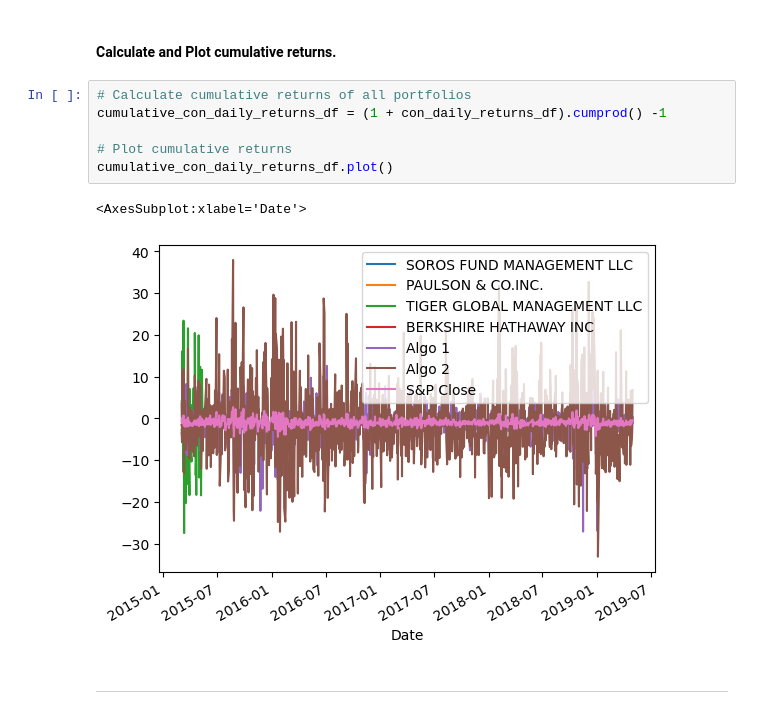
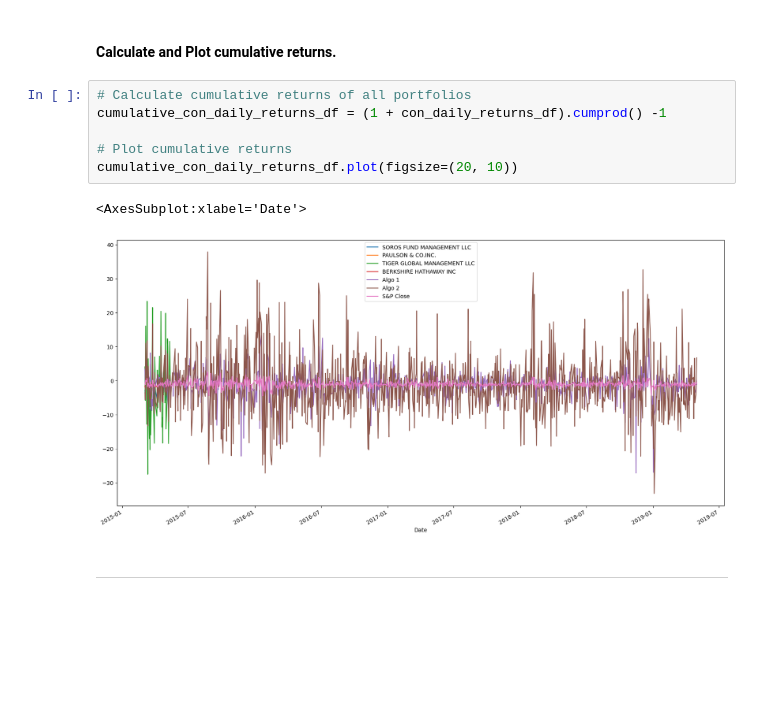
Before and after one commit to dileepadrd/module-4-challenge-algorithmic-trading-strategies, a Jupyter notebook: whale_analysis.ipynb, the cells around one changed output. Drawn from its saved outputs; the diff is of its cells as text; blank space fills up the shorter version.

```diff
--- a/whale_analysis.ipynb
+++ b/whale_analysis.ipynb
@@ -216,12 +216,12 @@ con_daily_returns_df.plot()
 # %%
 # Calculate cumulative returns of all portfolios
 cumulative_con_daily_returns_df = (1 + con_daily_returns_df).cumprod() -1
 
 # Plot cumulative returns
-cumulative_con_daily_returns_df.plot()
+cumulative_con_daily_returns_df.plot(figsize=(20, 10))
 # %% [output]
 <AxesSubplot:xlabel='Date'>
-[figure, old version]
+[figure, new version]
 # %% [markdown]
 ---
 # %% [markdown]
```
Also changed, not shown: parts of 4 cells of this notebook.
